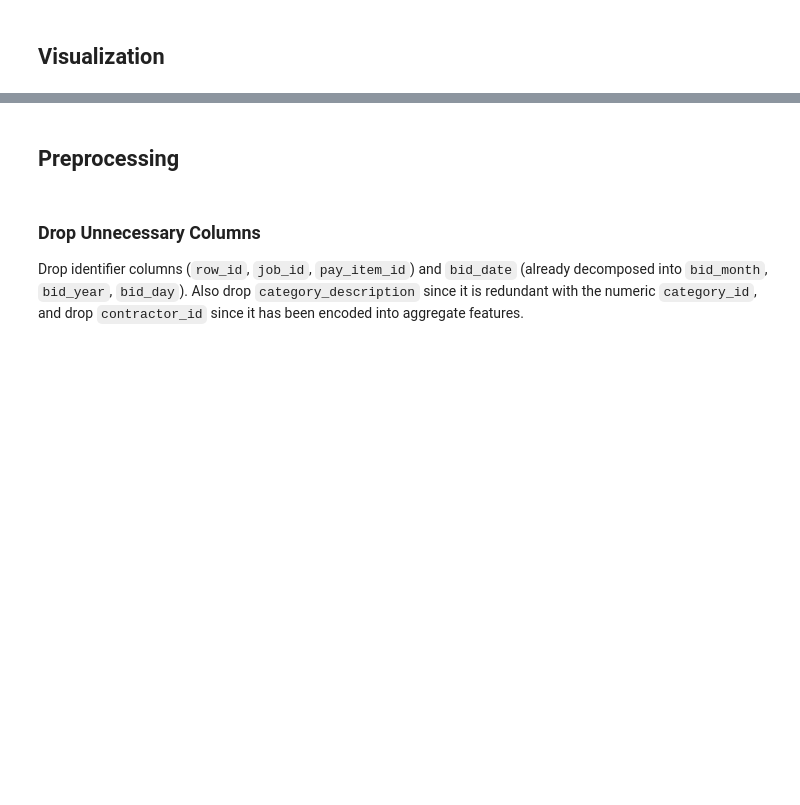
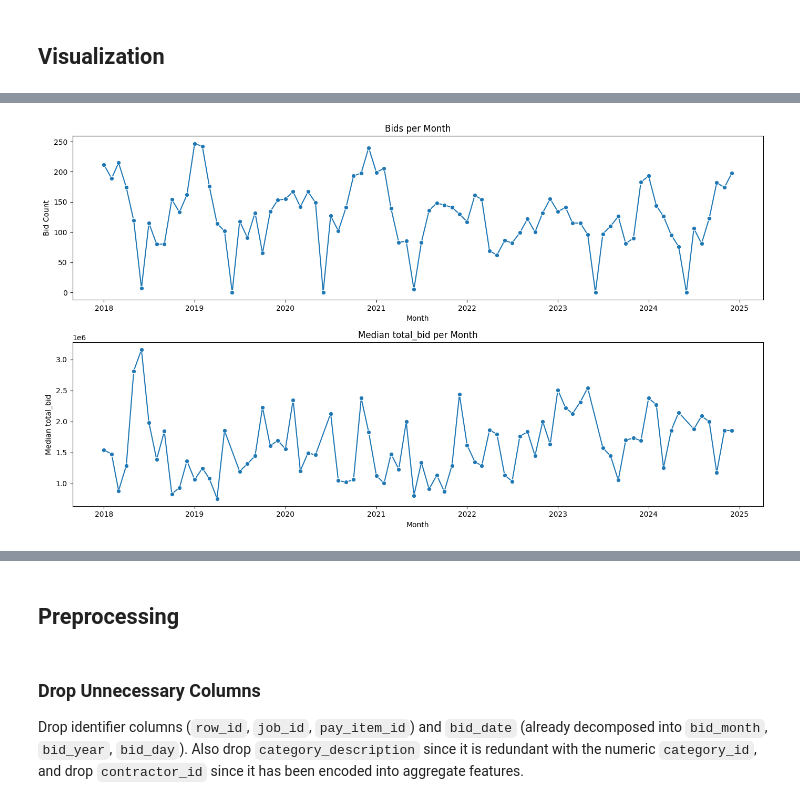
Before and after one commit to wends05/lab-ml, a Jupyter notebook: lab_4/main.ipynb, the cells around one changed output, grey strips where cells are left out. Drawn from its saved outputs; the diff is of its cells as text; code cells hidden in the pictures; blank space fills up the shorter version.

```diff
--- a/lab_4/main.ipynb
+++ b/lab_4/main.ipynb
@@ -58,0 +128,11 @@ Another thing that we can check is to verify that the total_bid (the target vari
+# %%
+# Strip whitespace from column names, ensuring that aggregates later will work
+raw_train.columns  = raw_train.columns.str.strip()
+train_summary.columns = train_summary.columns.str.strip()
+
+# raw_train uses row_id as "JOB_xxxxx__CON_xxxxx"
+# Split into job_id and contractor_id
+raw_train[["job_id", "contractor_id"]] = raw_train["row_id"].str.split("__", expand=True)
+
+print("raw_train columns after split:", raw_train.columns.tolist())
+raw_train.head(5)
@@ -163,33 +507,35 @@ plt.show()
 # %%
 # Monthly aggregates
 df_monthly = (
     df_time.set_index("bid_date")
     .resample("MS")
     .agg(
         avg_total_bid=("total_bid", "mean"),
         median_total_bid=("total_bid", "median"),
         bid_count=("row_id", "count"),
     )
     .reset_index()
 )
 
 # Per-month visualizations
-fig, axes = plt.subplots(2, 1, figsize=(14, 8), sharex=True)
+fig, axes = plt.subplots(2, 1, figsize=(14, 8))
 
 sns.lineplot(data=df_monthly, x="bid_date", y="bid_count", marker="o", ax=axes[0])
 axes[0].set_title("Bids per Month")
-axes[0].set_xlabel("")
+axes[0].set_xlabel("Month")
 axes[0].set_ylabel("Bid Count")
 
 sns.lineplot(
     data=df_monthly, x="bid_date", y="median_total_bid", marker="o", ax=axes[1]
 )
 axes[1].set_title("Median total_bid per Month")
 axes[1].set_xlabel("Month")
 axes[1].set_ylabel("Median total_bid")
 
 plt.tight_layout()
 plt.show()
+# %% [output]
+[figure, added]
 # %%
 # Per-month aggregates (month-of-year, across all years)
 df_monthly_seasonal = (
```
Also changed, not shown: parts of 64 cells of this notebook.
